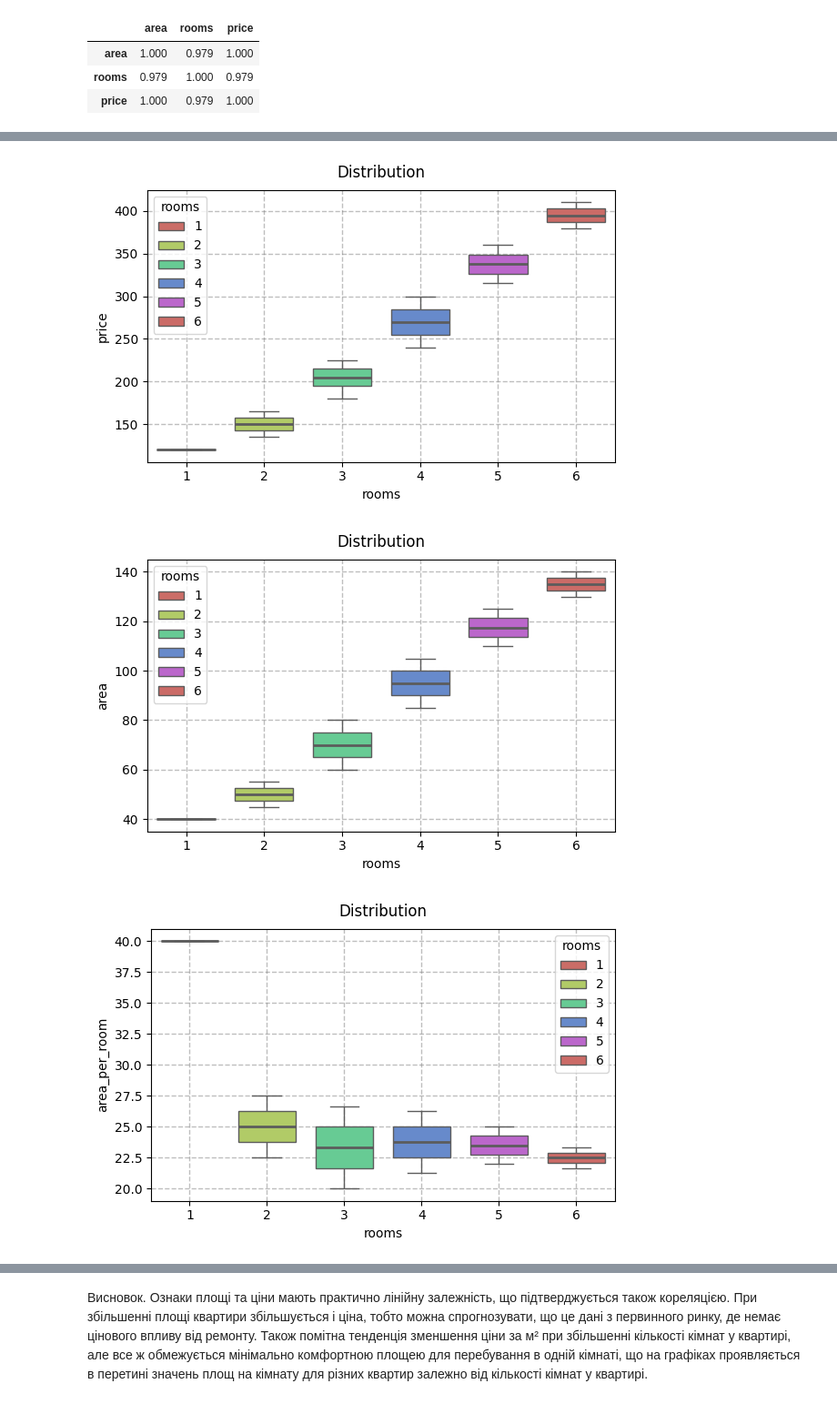
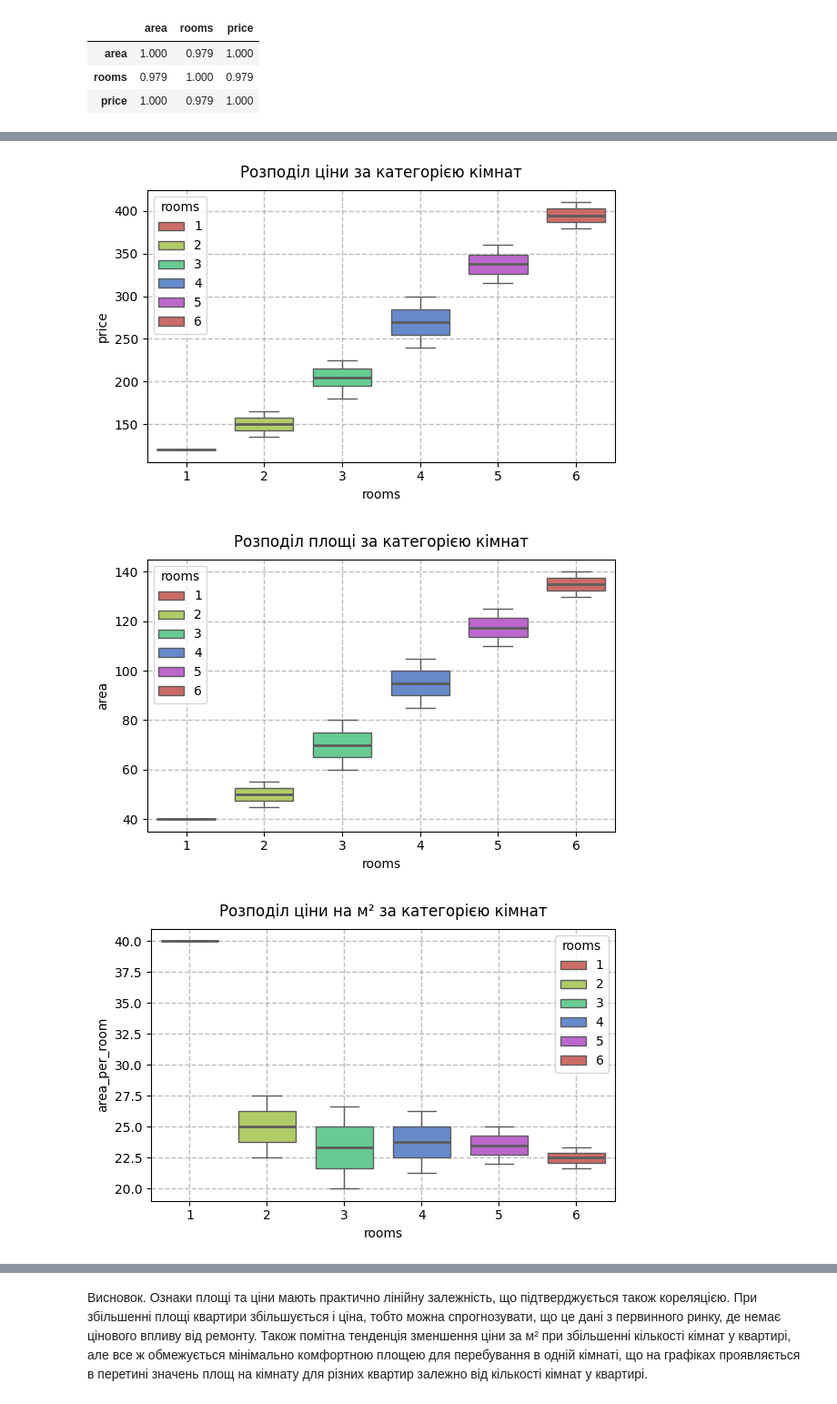
Before and after one commit to BogdanPinchuk/DataScience-PBY_HW10, a Jupyter notebook: Bohdan_Pinchuk_DS_HW10.ipynb, the cells around one changed output, grey strips where cells are left out. Shown at 91% size. Drawn from its saved outputs; the diff is of its cells as text; code cells hidden in the pictures.

Commit message:
[Homework10] - updated charts for the 3rd task

```diff
--- a/Bohdan_Pinchuk_DS_HW10.ipynb
+++ b/Bohdan_Pinchuk_DS_HW10.ipynb
@@ -381,12 +381,12 @@ sns.boxplot(df, ax=ax, x=rooms_col_name, y=price_col_name, hue=rooms_col_name, p
             width=0.75, medianprops={'linewidth': 2.0})
 
 ax.grid(axis='both', visible=True, which='major', ls='--', linewidth=1.0, color='tab:gray')
-ax.set_title("Distribution", pad=10, loc='center', color='black')
+ax.set_title("Розподіл ціни за категорією кімнат", pad=10, loc='center', color='black')
 
 plt.tight_layout()
 plt.show()
 # %% [output]
-[figure, old version]
+[figure, new version]
 # %%
 # Graphic results
 
@@ -402,33 +402,33 @@ sns.boxplot(df, ax=ax, x=rooms_col_name, y=area_col_name, hue=rooms_col_name, pa
             width=0.75, medianprops={'linewidth': 2.0})
 
 ax.grid(axis='both', visible=True, which='major', ls='--', linewidth=1.0, color='tab:gray')
-ax.set_title("Distribution", pad=10, loc='center', color='black')
+ax.set_title("Розподіл площі за категорією кімнат", pad=10, loc='center', color='black')
 
 plt.tight_layout()
 plt.show()
 # %% [output]
-[figure, old version]
+[figure, new version]
 # %%
 # Graphic results
 
 import seaborn as sns
 import matplotlib.pyplot as plt
 
 # Input data
 
 # Solution
 _, ax = plt.subplots(figsize=(6, 4))
 
 sns.boxplot(df, ax=ax, x=rooms_col_name, y=apr_col_name, hue=rooms_col_name, palette="hls",
             width=0.75, medianprops={'linewidth': 2.0})
 
 ax.grid(axis='both', visible=True, which='major', ls='--', linewidth=1.0, color='tab:gray')
-ax.set_title("Distribution", pad=10, loc='center', color='black')
+ax.set_title("Розподіл ціни на м² за категорією кімнат", pad=10, loc='center', color='black')
 
 plt.tight_layout()
 plt.show()
 # %% [output]
-[figure, old version]
+[figure, new version]
 # %%
 # Graphic results
 
```
Also changed, not shown: parts of 9 cells of this notebook.
